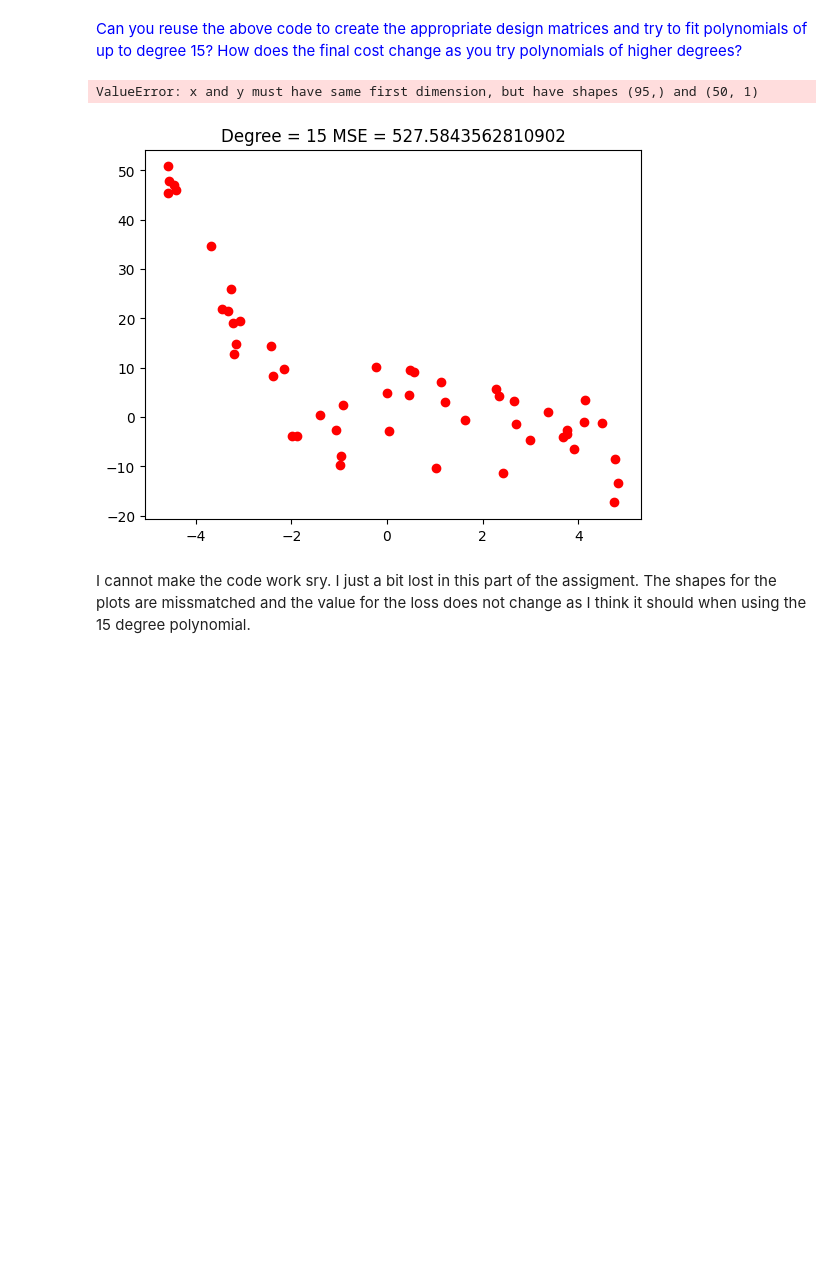
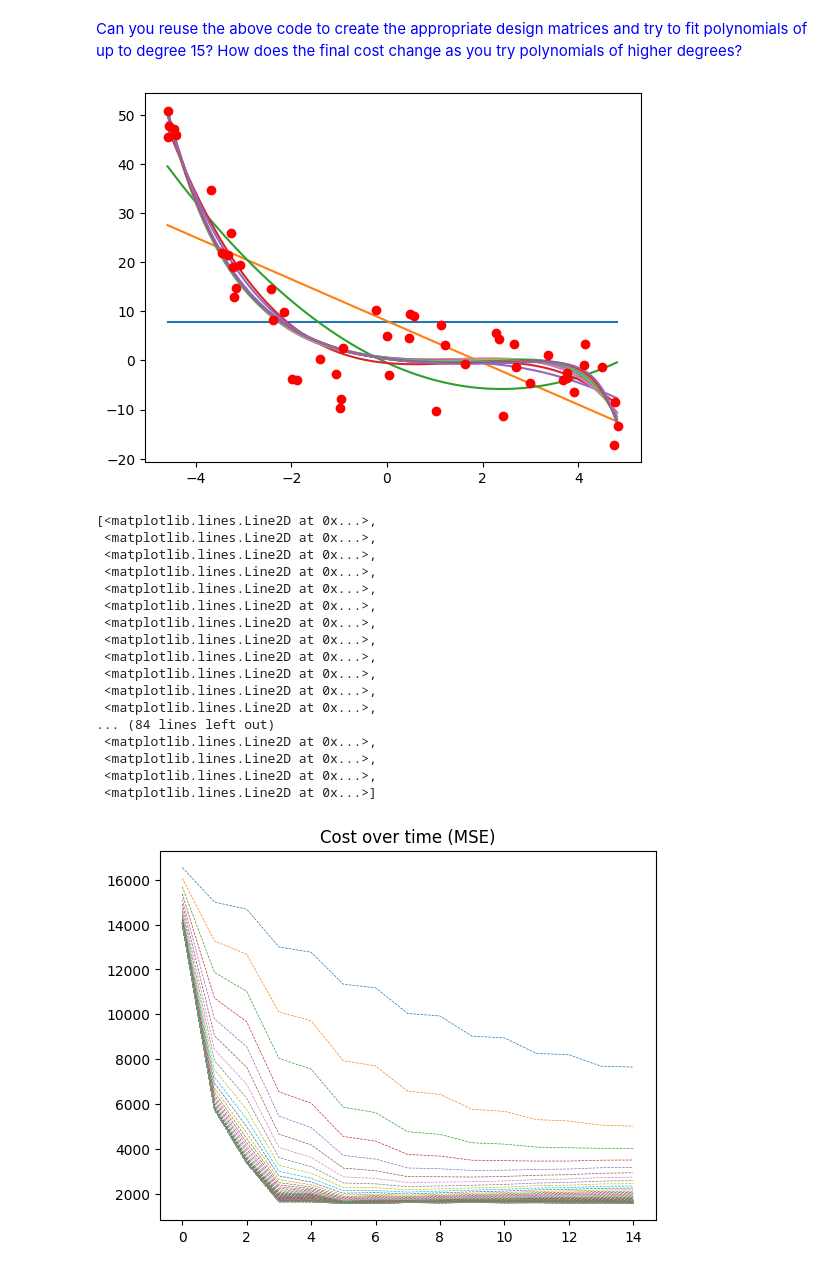
Before and after one commit to tomiock/ML2024-25, a Jupyter notebook: Session 2 - Multiple and Polynomial regression/P2_Multiple_and_Polynomial_Regression.ipynb, the cells around one changed output. Cells and saved outputs as stored; diff of their text form; code cells hidden in the pictures; blank space fills up the shorter version.

```diff
--- a/Session 2 - Multiple and Polynomial regression/P2_Multiple_and_Polynomial_Regression.ipynb
+++ b/Session 2 - Multiple and Polynomial regression/P2_Multiple_and_Polynomial_Regression.ipynb
@@ -671,22 +674,46 @@ ValueError: x and y must have same first dimension, but have shapes (95,) and (5
 # %% [markdown]
 <font color=blue> Can you reuse the above code to create the appropriate design matrices and try to fit polynomials of up to degree 15? How does the final cost change as you try polynomials of higher degrees?</font>
-# %%
-#Your Code Here#
-
-xx = np.arange(feat.min(),feat.max(), 0.1)
-
-degree = 15
-X, mu, sigma = mapFeatureAndNormalise_Polynomial(feat, degree)
-w, J = GradientDescent_np(X, out, alpha=0.1)
-yy = X @ w
-
-MSE = np.mean((yy - out) ** 2)
-plt.title(f'Degree = {degree} MSE = {MSE}')
-plt.plot(feat, out, 'ro')
-plt.plot(xx, yy, 'b')
-plt.show()
-# %% [output]
-ValueError: x and y must have same first dimension, but have shapes (95,) and (50, 1)
-[figure, removed]
-# %% [markdown]
-I cannot make the code work sry. I just a bit lost in this part of the assigment. The shapes for the plots are missmatched and the value for the loss does not change as I think it should when using the 15 degree polynomial.
+# %%
+#### Your Code Here#
+
+cost = []
+for D in range(15):
+    X, mu, sigma = mapFeatureAndNormalise_Polynomial(feat, degree=D)
+    w, J = GradientDescent_np(X, out, alpha=0.1)
+    cost.append(J)
+
+    xx = np.arange(feat.min(), feat.max(), 0.1) # sample point to create some predictions
+
+    # it has to be mapped to the same polynomial as before
+    X, mu, sigma = mapFeatureAndNormalise_Polynomial(xx, degree=D, preCalcMeans = mu, preCalcStd = sigma)
+    yy = X @ w
+    plt.plot(xx, yy)
+
+plt.plot(feat, out, 'ro')
+plt.show()
+
+plt.figure()
+plt.title('Cost over time (MSE)')
+x = np.arange(len(cost))
+y = cost
+plt.plot(x, y, linestyle='dashed', linewidth=.5)
+# %% [output]
+[figure, added]
+[<matplotlib.lines.Line2D at 0x...>,
+ <matplotlib.lines.Line2D at 0x...>,
+ <matplotlib.lines.Line2D at 0x...>,
+ <matplotlib.lines.Line2D at 0x...>,
+ <matplotlib.lines.Line2D at 0x...>,
+ <matplotlib.lines.Line2D at 0x...>,
+ <matplotlib.lines.Line2D at 0x...>,
+ <matplotlib.lines.Line2D at 0x...>,
+ <matplotlib.lines.Line2D at 0x...>,
+ <matplotlib.lines.Line2D at 0x...>,
+ <matplotlib.lines.Line2D at 0x...>,
+ <matplotlib.lines.Line2D at 0x...>,
+... (84 lines left out)
+ <matplotlib.lines.Line2D at 0x...>,
+ <matplotlib.lines.Line2D at 0x...>,
+ <matplotlib.lines.Line2D at 0x...>,
+ <matplotlib.lines.Line2D at 0x...>]
+[figure, added]
```
Also changed, not shown: parts of 9 cells of this notebook, 4 other files.
